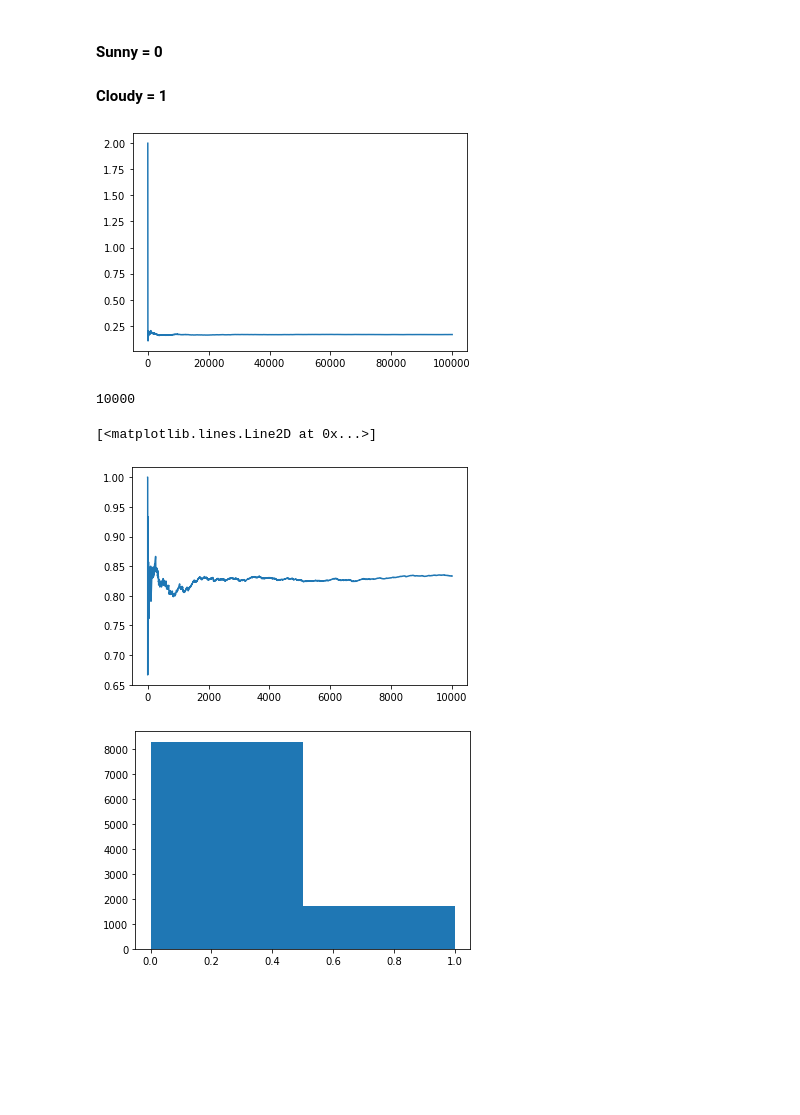
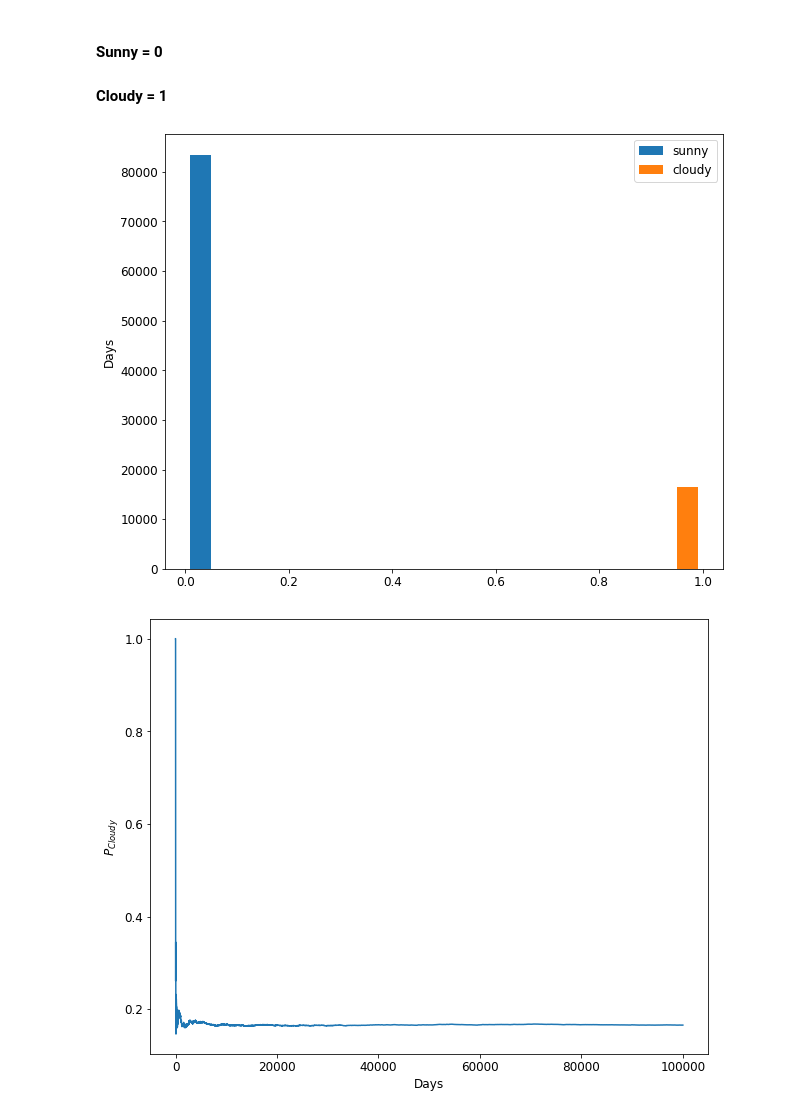
Before and after one commit to olli-e-benji/Astrostatistics-and-Machine-Learning-2023, a Jupyter notebook: working/L10_TelescopeObservation.ipynb, the cells around one changed output. Drawn from its saved outputs; the diff is of its cells as text; code cells hidden in the pictures; blank space fills up the shorter version.

```diff
--- a/working/L10_TelescopeObservation.ipynb
+++ b/working/L10_TelescopeObservation.ipynb
@@ -6,63 +6,49 @@
 # %%
 import numpy as np
 import matplotlib.pyplot as plt
+import astroML.stats as astrostats
+
+plt.rcParams['figure.figsize'] = [10, 8]
+plt.rcParams['font.size'] = 12
 # %%
 N = int(1e5)
 
 days = np.array([0, 1])
-prob_given_clear = np.array([0.9, 0.1])
+prob_given_sunny = np.array([0.9, 0.1])
 prob_given_cloudy = np.array([0.5, 0.5])
 
 #Starting off on a cloudy day
 forecast = [1]
 
 for i in range(N):
 
     #Today is clear -> Tomorrow is cloudy at 10% or clear at 90%
     if (forecast[i] == 0):
-        forecast.append(np.random.choice(days, p=prob_given_clear))
+        forecast.append(np.random.choice(days, p=prob_given_sunny))
 
     #Today is cloudy -> Tomorrow is cloudy at 50% or clear at 50%
     elif(forecast[i] == 1):
         forecast.append(np.random.choice(days, p=prob_given_cloudy))
 
+    #print(forecast[i+1])
+
 forecast = np.array(forecast)
 
-traceplot = np.cumsum(forecast)/(np.arange(forecast.shape[0]))
+sunny = tuple([forecast == 0])
+cloudy = tuple([forecast == 1])
+
+plt.hist([forecast[sunny], forecast[cloudy]], label=['sunny', 'cloudy'])
+plt.ylabel('Days')
+plt.legend()
+plt.show()
+
+#Cumulative Sum Trace. Dividing by an array of lengtht shape + 1 since I arange from 1 and not from 0
+traceplot = np.cumsum(forecast)/(np.arange(1, forecast.shape[0]+1))
+
+
+plt.xlabel('Days')
+plt.ylabel(r'$P_{Cloudy}$')
 plt.plot(traceplot);
 # %% [output]
-[figure, old version]
+[figure, new version]
+[figure, added]
-# %%
-weather = [1] # Weather of the first day
-
-for ii in range(1,10000):
-    # implementing forecasts based on probabilities
-    if weather[ii-1] == 1:
-        weather.append(np.random.choice(np.array([0, 1]),
-                                        p=np.array([0.1, 0.9])))
-    elif weather[ii-1] == 0:
-        weather.append(np.random.choice(np.array([0, 1]),
-                                        p=np.array([0.5, 0.5])))
-weather = np.array(weather)
-
-running_clear = np.cumsum(weather)/( np.arange(weather.shape[0])+1 )
-# plot the running average
-plt.plot(running_clear)
-# %% [output]
-10000
-[<matplotlib.lines.Line2D at 0x...>]
-[figure, removed]
-# %%
-N = 10000
-psunny = 0.83
-obs = []
-
-#Fill the observations with either sunny or cloudy according to the probabilities above
-for i in range(N):
-    obs.append(forecast())
-
-obs = np.array(obs)
-
-plt.hist(obs, bins=2);
-# %% [output]
-[figure, removed]
```
Also changed, not shown: parts of 2 cells of this notebook.
